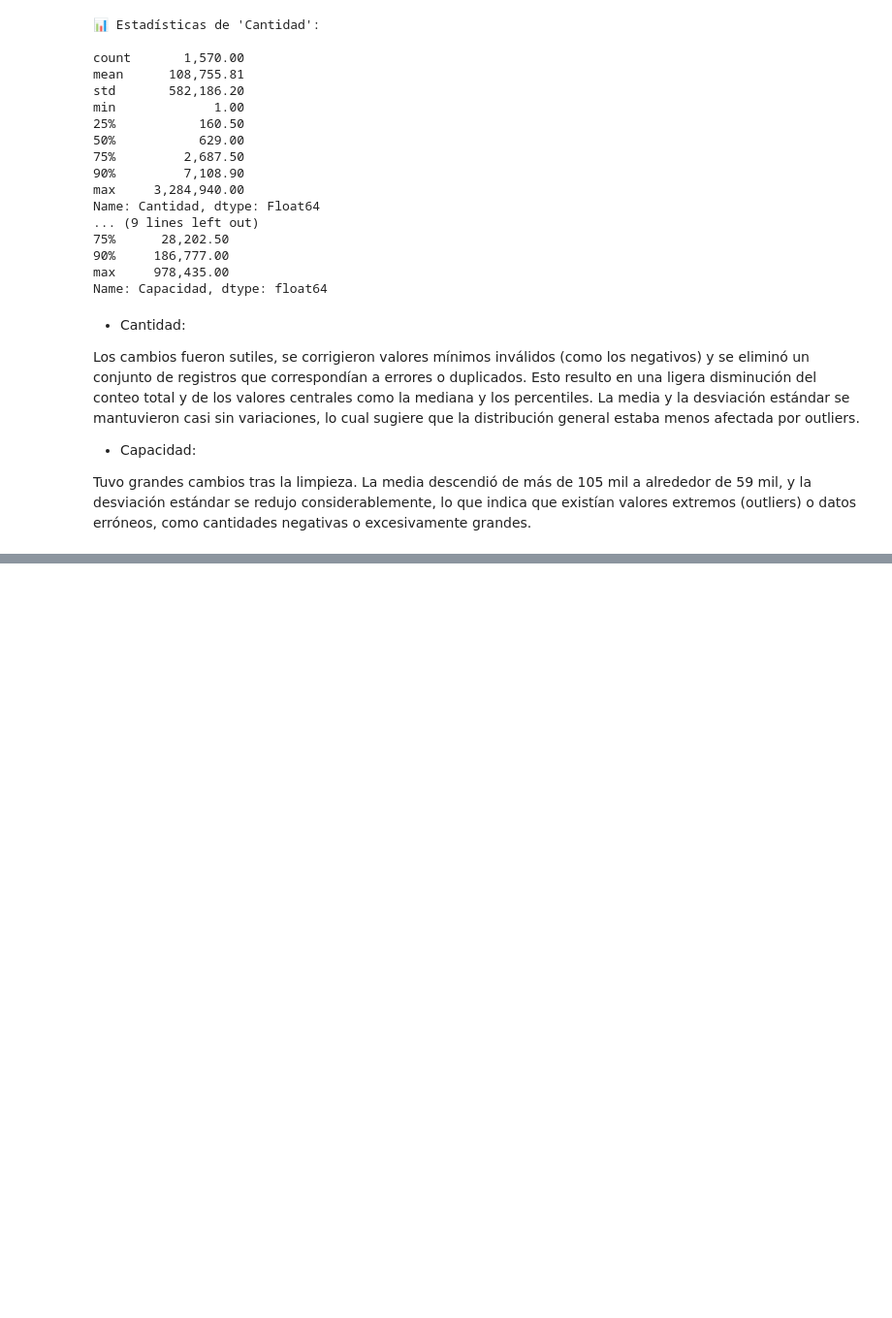
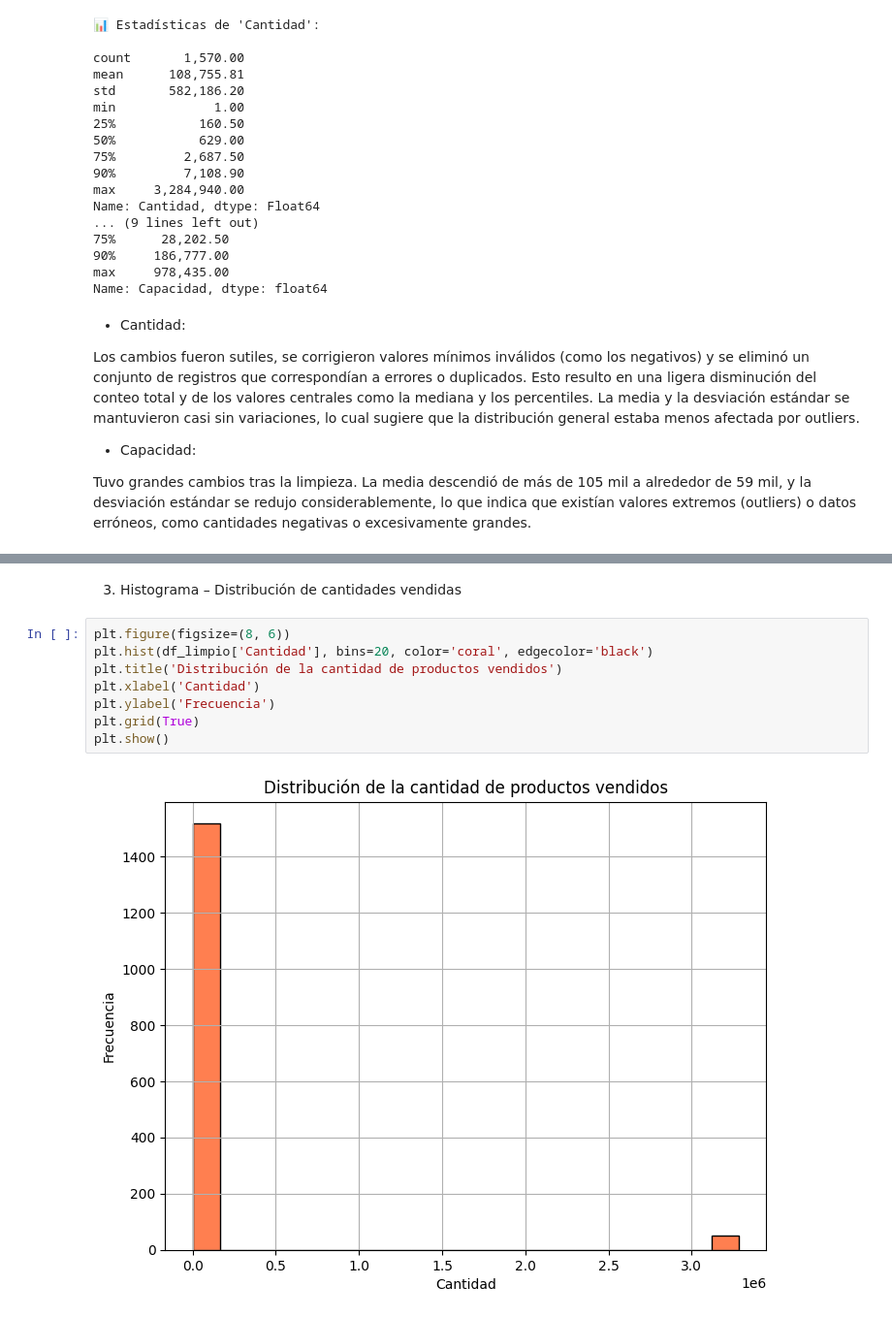
Before and after one commit to ISPC-CDIA/DataTeam---Proyecto-ABP-Analista-de-Datos-2025, a Jupyter notebook: JupiterNotebook/EVIDENCIA 3/Proyecto_Analisis_de_datos_Grupo_8_PepsiCo.ipynb, the cells around one changed output, grey strips where cells are left out. Shown: that part at 97% size. Drawn from its saved outputs; the diff is of its cells as text; blank space fills up the shorter version.

```diff
--- a/JupiterNotebook/EVIDENCIA 3/Proyecto_Analisis_de_datos_Grupo_8_PepsiCo.ipynb
+++ b/JupiterNotebook/EVIDENCIA 3/Proyecto_Analisis_de_datos_Grupo_8_PepsiCo.ipynb
@@ -637,0 +685,12 @@ Tuvo grandes cambios tras la limpieza. La media descendió de más de 105 mil a
+# %% [markdown]
+ 3. Histograma – Distribución de cantidades vendidas
+# %%
+plt.figure(figsize=(8, 6))
+plt.hist(df_limpio['Cantidad'], bins=20, color='coral', edgecolor='black')
+plt.title('Distribución de la cantidad de productos vendidos')
+plt.xlabel('Cantidad')
+plt.ylabel('Frecuencia')
+plt.grid(True)
+plt.show()
+# %% [output]
+[figure, added]
```
Also changed, not shown: parts of 9 cells of this notebook.
